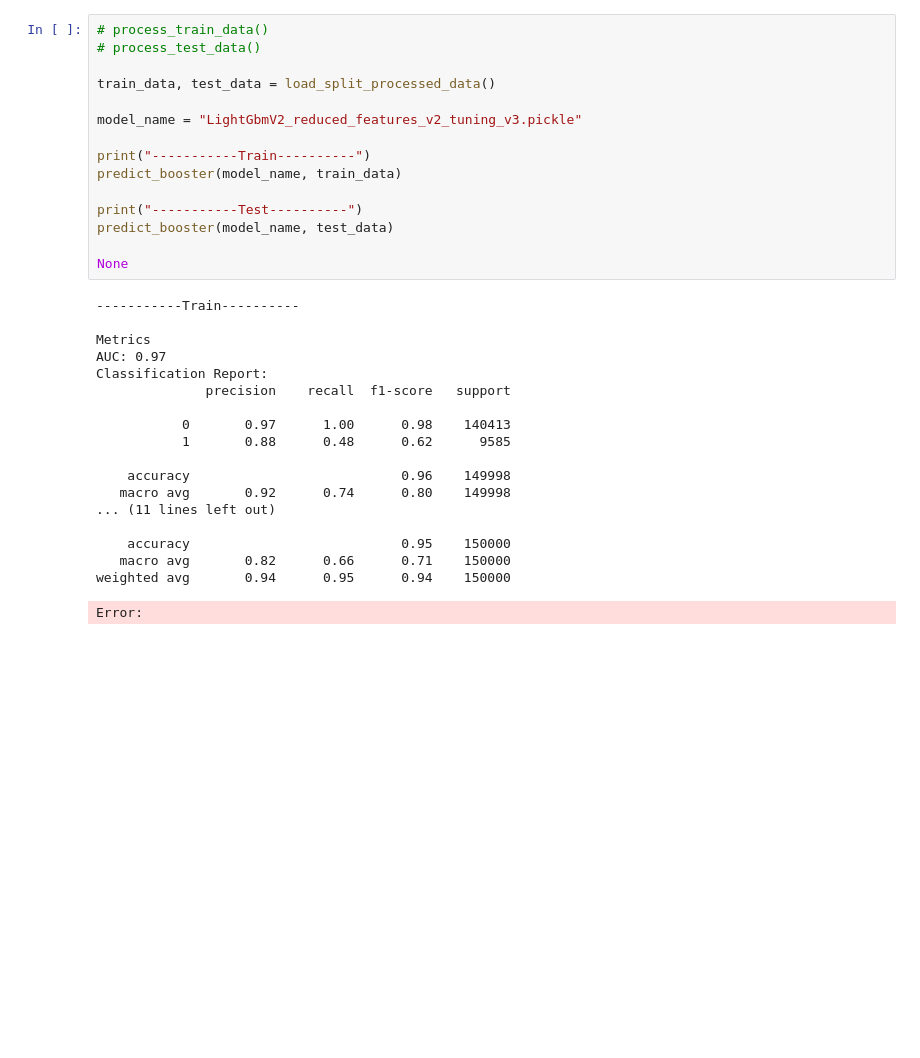
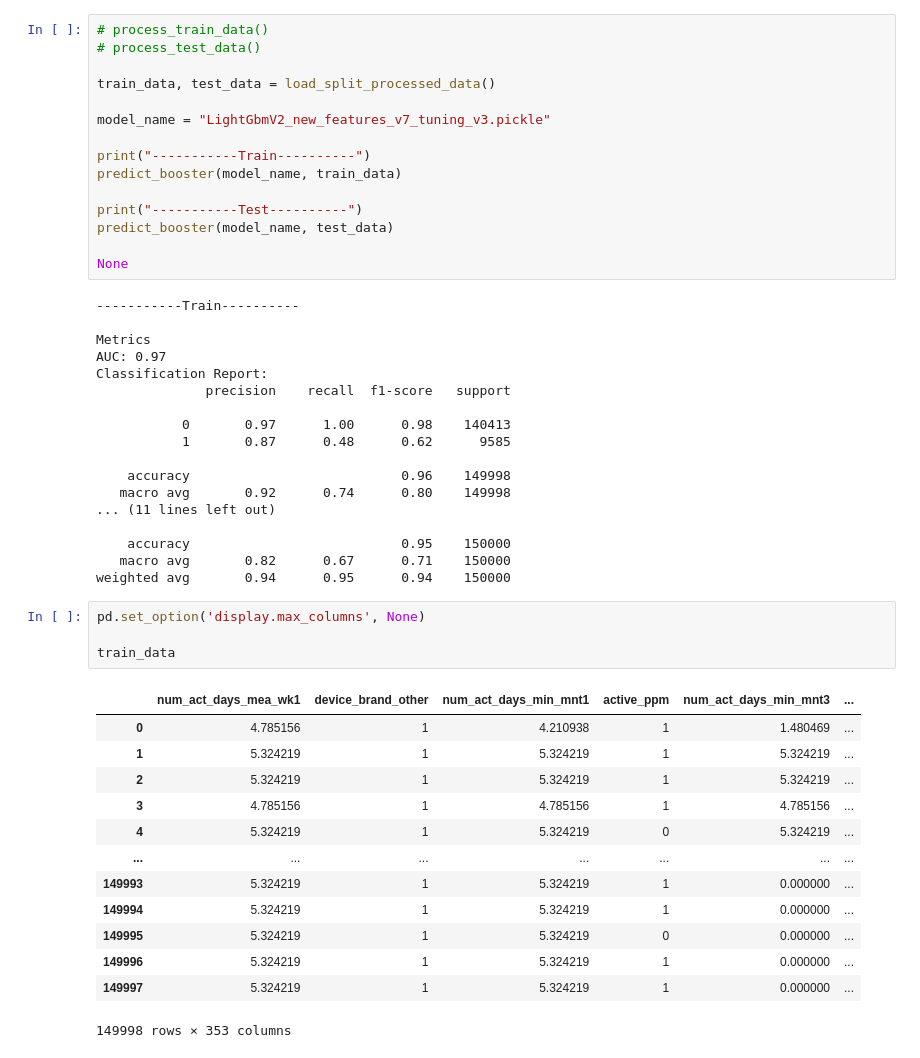
Before and after one commit to bezrukavyi/ML-churn-prediction, a Jupyter notebook: test_model.ipynb, the cells around one changed output. Drawn from its saved outputs; the diff is of its cells as text; blank space fills up the shorter version.

Commit message:
1_BEST_LightGbmV2_p071_r031_090auc_new_features

```diff
--- a/test_model.ipynb
+++ b/test_model.ipynb
@@ -22,7 +19,7 @@ The autoreload extension is already loaded. To reload it, use:
 
 train_data, test_data = load_split_processed_data()
 
-model_name = "LightGbmV2_reduced_features_v2_tuning_v3.pickle"
+model_name = "LightGbmV2_new_features_v7_tuning_v3.pickle"
 
 print("-----------Train----------")
 predict_booster(model_name, train_data)
@@ -40,13 +37,30 @@ Classification Report:
               precision    recall  f1-score   support
 
            0       0.97      1.00      0.98    140413
-           1       0.88      0.48      0.62      9585
+           1       0.87      0.48      0.62      9585
 
     accuracy                           0.96    149998
    macro avg       0.92      0.74      0.80    149998
 ... (11 lines left out)
 
     accuracy                           0.95    150000
-   macro avg       0.82      0.66      0.71    150000
+   macro avg       0.82      0.67      0.71    150000
 weighted avg       0.94      0.95      0.94    150000
-Error:
+# %%
+pd.set_option('display.max_columns', None)
+
+train_data
+# %% [output]
+|  | num_act_days_mea_wk1 | device_brand_other | num_act_days_min_mnt1 | active_ppm | num_act_days_min_mnt3 | ... |
+| 0 | 4.785156 | 1 | 4.210938 | 1 | 1.480469 | ... |
+| 1 | 5.324219 | 1 | 5.324219 | 1 | 5.324219 | ... |
+| 2 | 5.324219 | 1 | 5.324219 | 1 | 5.324219 | ... |
+| 3 | 4.785156 | 1 | 4.785156 | 1 | 4.785156 | ... |
+| 4 | 5.324219 | 1 | 5.324219 | 0 | 5.324219 | ... |
+| ... | ... | ... | ... | ... | ... | ... |
+| 149993 | 5.324219 | 1 | 5.324219 | 1 | 0.000000 | ... |
+| 149994 | 5.324219 | 1 | 5.324219 | 1 | 0.000000 | ... |
+| 149995 | 5.324219 | 1 | 5.324219 | 0 | 0.000000 | ... |
+| 149996 | 5.324219 | 1 | 5.324219 | 1 | 0.000000 | ... |
+| 149997 | 5.324219 | 1 | 5.324219 | 1 | 0.000000 | ... |
+149998 rows × 353 columns
```
Also changed, not shown: parts of 1 cell of this notebook, 36 other files.
